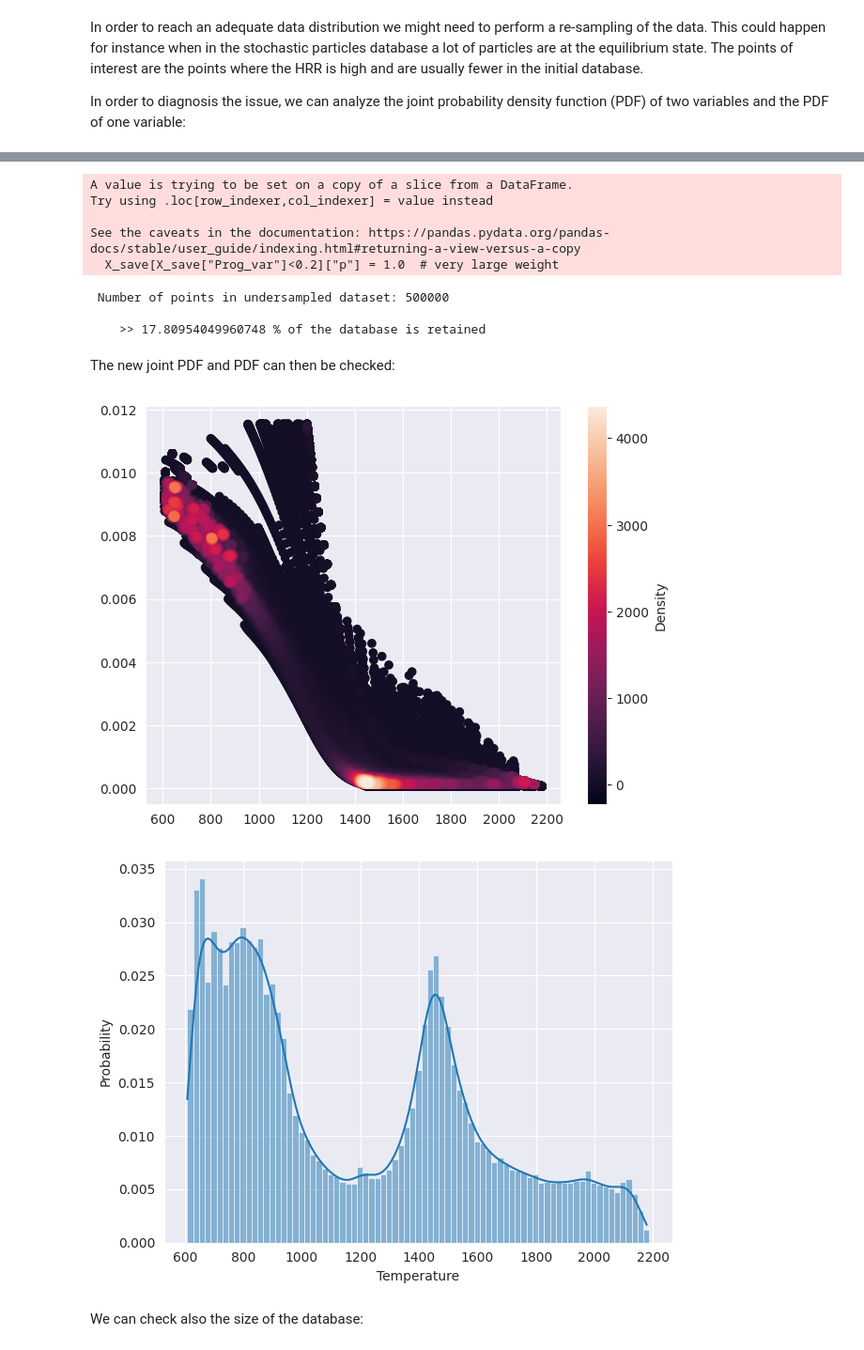
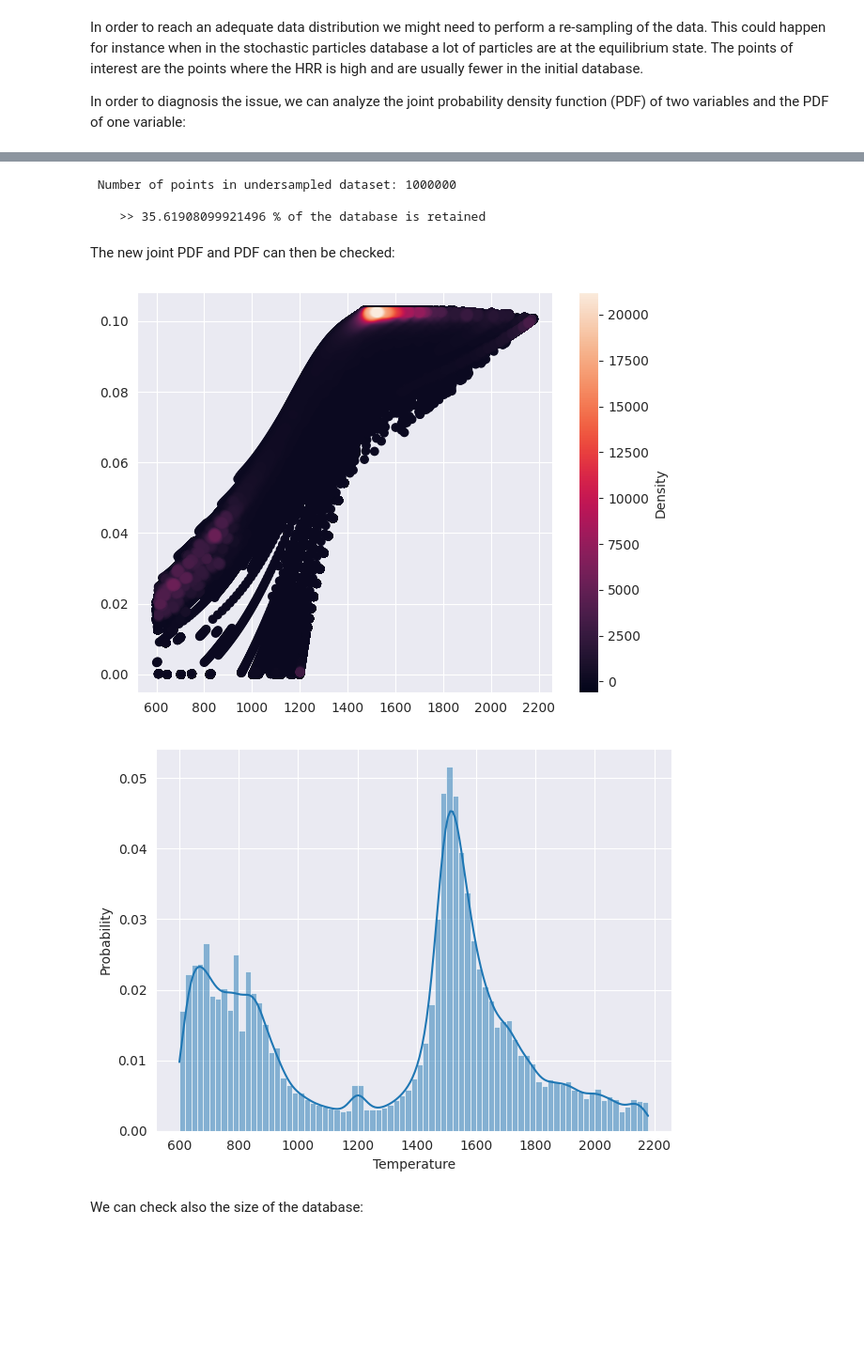
Before and after one commit to cmehl/ai_reacting_flows, a Jupyter notebook: notebooks/generate_ML_dtb.ipynb, the cells around one changed output, grey strips where cells are left out. Shown at 94% size. Cells and saved outputs as stored; diff of their text form; code cells hidden in the pictures; blank space fills up the shorter version.

Commit message:
Improvement of the database resampling

```diff
--- a/notebooks/generate_ML_dtb.ipynb
+++ b/notebooks/generate_ML_dtb.ipynb
@@ -30,7 +30,7 @@ The parameters of the database processing are first set:
 dtb_processing_parameters = {}
 
 dtb_processing_parameters["dtb_folder"] = "../scripts/STOCH_DTB_HOTSPOT_H2_HRR"       # Stochastic reactors simulation folder
-dtb_processing_parameters["database_name"] = "database_log_log_resampled"                   # Resulting database name
+dtb_processing_parameters["database_name"] = "database_log_log_resampled_3"                   # Resulting database name
 dtb_processing_parameters["log_transform_X"] = 1              # 0: no transform, 1: Logarithm transform, 2: Box-Cox transform
 dtb_processing_parameters["log_transform_Y"] = 1              # 0: no transform, 1: Logarithm transform, 2: Box-Cox transform
 dtb_processing_parameters["threshold"] = 1.0e-10            # Threshold to be applied in case of logarithm transform
@@ -122,25 +118,25 @@ where $\mathbf{X}$ is the location of the peak HRR.
 
 The procedure may be applied to our database as follows:
-# %%
-database.undersample_HRR("Temperature", "H2", n_bins = 100, n_samples = 500000)
-# %% [output]
-A value is trying to be set on a copy of a slice from a DataFrame.
-Try using .loc[row_indexer,col_indexer] = value instead
-
-See the caveats in the documentation: https://pandas.pydata.org/pandas-docs/stable/user_guide/indexing.html#returning-a-view-versus-a-copy
-  X_save[X_save["Prog_var"]<0.2]["p"] = 1.0  # very large weight
- Number of points in undersampled dataset: 500000
-
-    >> 17.80954049960748 % of the database is retained
+# %%
+# Function applied on the HRR
+def f(x):
+    return 1.0 + 5.0*x
+    # return x
+
+database.undersample_HRR("Temperature", "H2O", hrr_func = f, keep_low_c = True, n_samples = 1000000, n_bins = 100)
+# %% [output]
+ Number of points in undersampled dataset: 1000000
+
+    >> 35.61908099921496 % of the database is retained
 # %% [markdown]
 The new joint PDF and PDF can then be checked:
 # %%
-database.density_scatter("Temperature" , "H2", sort = True, bins = 100)
+database.density_scatter("Temperature" , "H2O", sort = True, bins = 100)
 
 database.plot_pdf_var("Temperature")
 # %% [output]
-[figure, old version]
+[figure, new version]
-[figure, old version]
+[figure, new version]
 # %% [markdown]
 We can check also the size of the database:
 # %%
```
Also changed, not shown: parts of 8 cells of this notebook, 1 other file.
